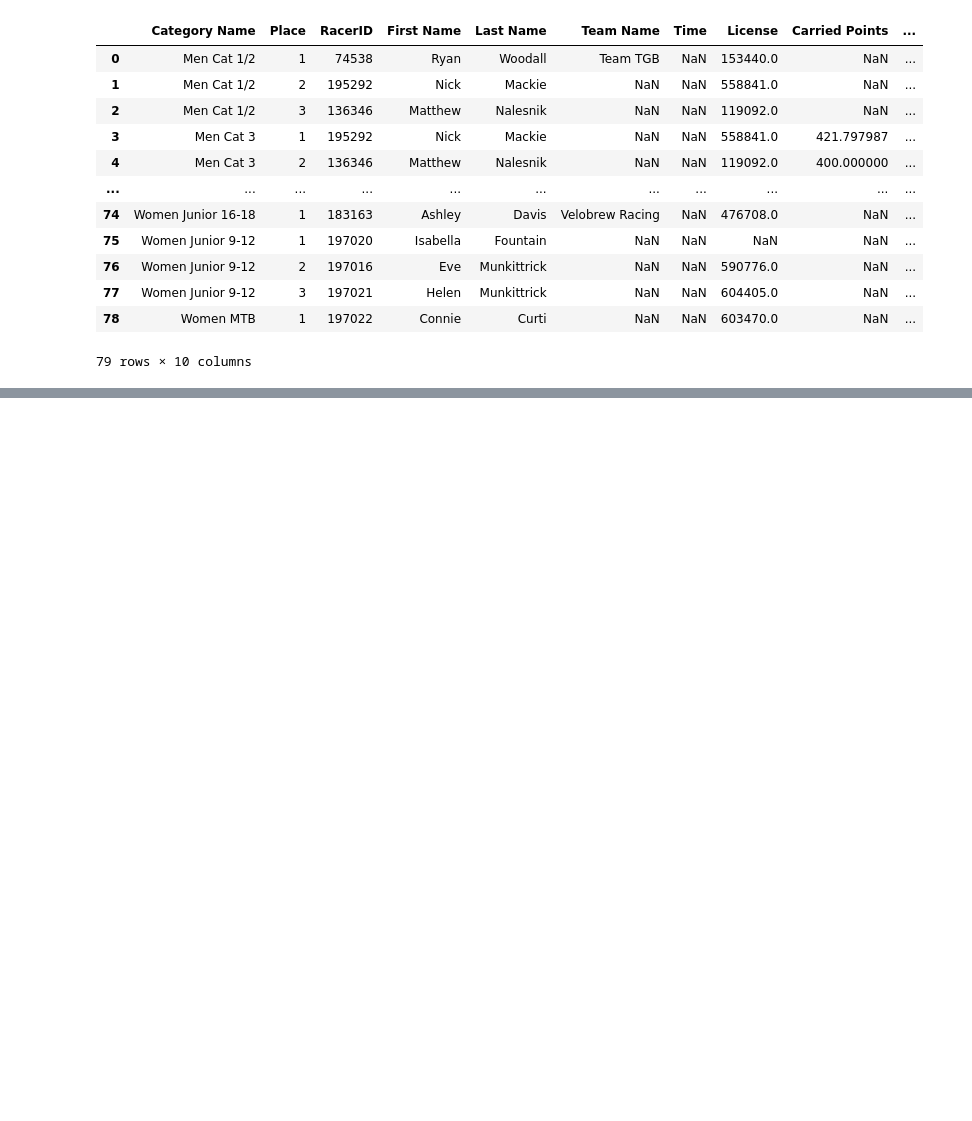
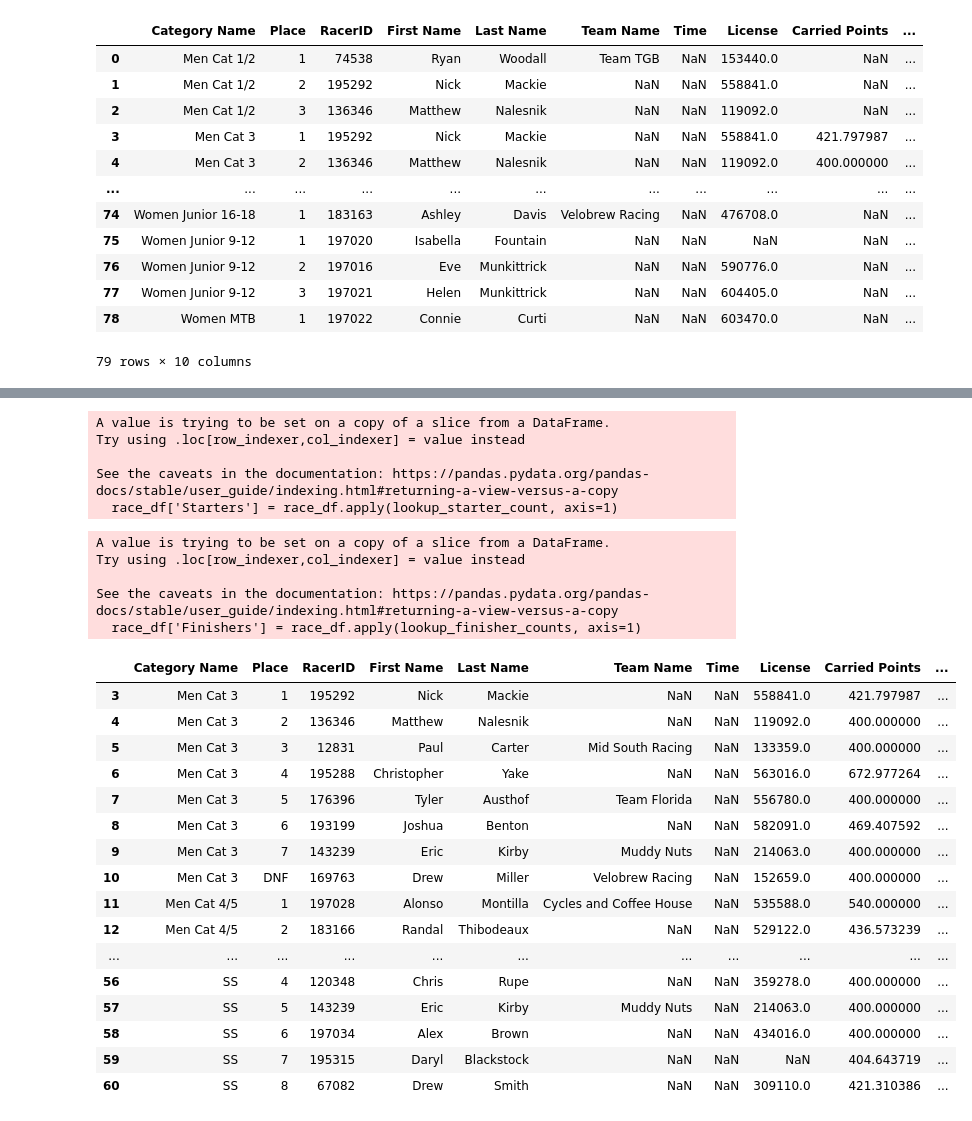
Before and after one commit to jpizzollo/Cycloross_predictor, a Jupyter notebook: Download_results.ipynb, the cells around one changed output, grey strips where cells are left out. Cells and saved outputs as stored; diff of their text form; code cells hidden in the pictures; blank space fills up the shorter version.

```diff
--- a/Download_results.ipynb
+++ b/Download_results.ipynb
@@ -150 +163,73 @@ race_df
+# %%
+# Add column with number of starters in each field
+
+# get a list of the number of starters in each field
+starter_counts = race_df['Category Name'].value_counts()
+
+# Use a function to lookup value for each field name
+def lookup_starter_count(row):
+    """use string in column 'Category Name' to return value from starter_counts"""
+    return starter_counts[row['Category Name']]
+
+# run the function through the df
+race_df['Starters'] = race_df.apply(lookup_starter_count, axis=1)
+# %% [output]
+A value is trying to be set on a copy of a slice from a DataFrame.
+Try using .loc[row_indexer,col_indexer] = value instead
+
+See the caveats in the documentation: https://pandas.pydata.org/pandas-docs/stable/user_guide/indexing.html#returning-a-view-versus-a-copy
+  race_df['Starters'] = race_df.apply(lookup_starter_count, axis=1)
+# %%
+# Add column with number of finishers in each field
+
+# First, find out how many finishers are in each field
+
+# start with an empty dictionary
+finisher_counts = {}
+# iterate through the categories and placings
+for cat, place in zip(race_df['Category Name'], race_df['Place']):
+    try:
+        place = int(place)
+        if cat not in finisher_counts.keys():
+            finisher_counts[cat] = place
+        elif finisher_counts[cat] < place:
+            finisher_counts[cat] = place
+        else:
+            pass
+    except ValueError:
+        pass
+
+# Use a function to lookup value for each field name
+def lookup_finisher_counts(row):
+    """use string in column 'Category Name' to return value from finisher_counts"""
+    return finisher_counts[row['Category Name']]
+
+# run the function through the df
+race_df['Finishers'] = race_df.apply(lookup_finisher_counts, axis=1)
+# %% [output]
+A value is trying to be set on a copy of a slice from a DataFrame.
+Try using .loc[row_indexer,col_indexer] = value instead
+
+See the caveats in the documentation: https://pandas.pydata.org/pandas-docs/stable/user_guide/indexing.html#returning-a-view-versus-a-copy
+  race_df['Finishers'] = race_df.apply(lookup_finisher_counts, axis=1)
+# %%
+race_df
+# %% [output]
+|  | Category Name | Place | RacerID | First Name | Last Name | Team Name | Time | License | Carried Points | ... |
+| 3 | Men Cat 3 | 1 | 195292 | Nick | Mackie | NaN | NaN | 558841.0 | 421.797987 | ... |
+| 4 | Men Cat 3 | 2 | 136346 | Matthew | Nalesnik | NaN | NaN | 119092.0 | 400.000000 | ... |
+| 5 | Men Cat 3 | 3 | 12831 | Paul | Carter | Mid South Racing | NaN | 133359.0 | 400.000000 | ... |
+| 6 | Men Cat 3 | 4 | 195288 | Christopher | Yake | NaN | NaN | 563016.0 | 672.977264 | ... |
+| 7 | Men Cat 3 | 5 | 176396 | Tyler | Austhof | Team Florida | NaN | 556780.0 | 400.000000 | ... |
+| 8 | Men Cat 3 | 6 | 193199 | Joshua | Benton | NaN | NaN | 582091.0 | 469.407592 | ... |
+| 9 | Men Cat 3 | 7 | 143239 | Eric | Kirby | Muddy Nuts | NaN | 214063.0 | 400.000000 | ... |
+| 10 | Men Cat 3 | DNF | 169763 | Drew | Miller | Velobrew Racing | NaN | 152659.0 | 400.000000 | ... |
+| 11 | Men Cat 4/5 | 1 | 197028 | Alonso | Montilla | Cycles and Coffee House | NaN | 535588.0 | 540.000000 | ... |
+| 12 | Men Cat 4/5 | 2 | 183166 | Randal | Thibodeaux | NaN | NaN | 529122.0 | 436.573239 | ... |
+| ... | ... | ... | ... | ... | ... | ... | ... | ... | ... | ... |
+| 56 | SS | 4 | 120348 | Chris | Rupe | NaN | NaN | 359278.0 | 400.000000 | ... |
+| 57 | SS | 5 | 143239 | Eric | Kirby | Muddy Nuts | NaN | 214063.0 | 400.000000 | ... |
+| 58 | SS | 6 | 197034 | Alex | Brown | NaN | NaN | 434016.0 | 400.000000 | ... |
+| 59 | SS | 7 | 195315 | Daryl | Blackstock | NaN | NaN | NaN | 404.643719 | ... |
+| 60 | SS | 8 | 67082 | Drew | Smith | NaN | NaN | 309110.0 | 421.310386 | ... |
 # %%
```
Also changed, not shown: parts of 4 cells of this notebook.
